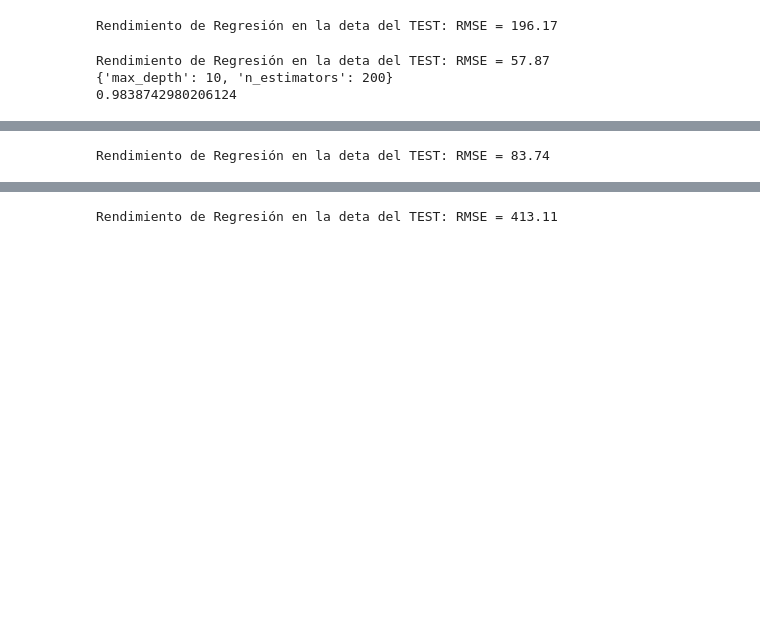
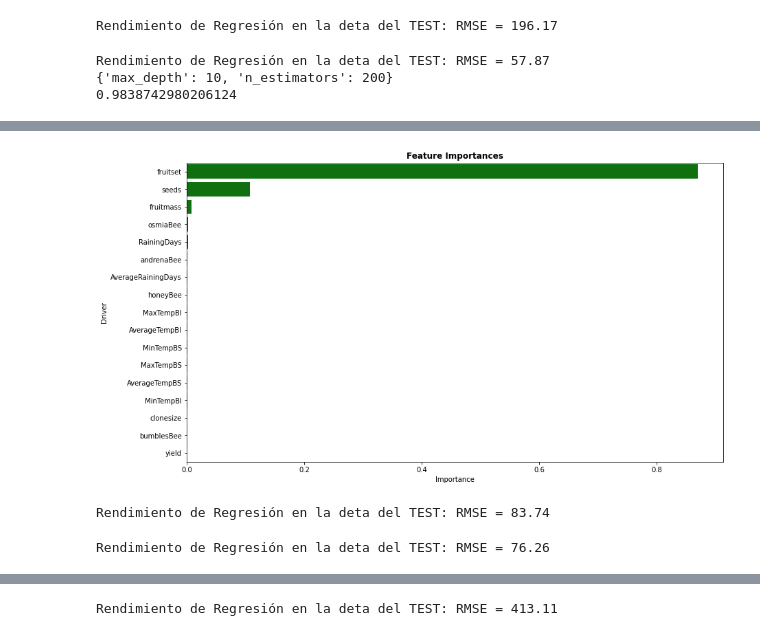
Before and after one commit to MayumyCH/blueberry_yield_prediction_with_python, a Jupyter notebook: Blueberry_prediction.ipynb, the cells around one changed output, grey strips where cells are left out. Cells and saved outputs as stored; diff of their text form; code cells hidden in the pictures; blank space fills up the shorter version.

```diff
--- a/Blueberry_prediction.ipynb
+++ b/Blueberry_prediction.ipynb
@@ -483,3 +498,7 @@ print(random_forest_regresor.best_score_)
 Rendimiento de Regresión en la deta del TEST: RMSE = 57.87
 {'max_depth': 10, 'n_estimators': 200}
 0.9838742980206124
+# %%
+random_forest_regresor = RandomForestRegressor(random_state=0,n_estimators=200,max_depth=10)
+random_forest_regresor.fit(X_train, y_train)
+# random_forest_rmse = fit_and_evaluate(random_forest_regresor,True)
@@ -485,0 +514,5 @@ Rendimiento de Regresión en la deta del TEST: RMSE = 57.87
+# %%
+importances_table = pd.concat([pd.DataFrame({'Driver':list(df_blueberry.columns)}),
+                              pd.DataFrame({'Importance':list(random_forest_regresor.feature_importances_)})], axis = 1)
+importances_variables = importances_table[['Driver','Importance']].sort_values('Importance', ascending = False).reset_index(drop = True)
+importances_variables
@@ -486,6 +538,20 @@ Rendimiento de Regresión en la deta del TEST: RMSE = 57.87
+# %%
+fig, ax = plt.subplots()
+fig.set_size_inches(14,8)
+ax.set_title('Feature Importances', weight='bold')
+sns.barplot(x="Importance", y="Driver", data=importances_variables, color="g")
+plt.show()
+# %% [output]
+[figure, added]
 # %%
 # GRADIENTE BOOSTING
 gradient_boosting = GradientBoostingRegressor(random_state=60)
 gradient_boosting_rmse = fit_and_evaluate(gradient_boosting)
 # %% [output]
 Rendimiento de Regresión en la deta del TEST: RMSE = 83.74
+# %%
+# LightGBM
+lightGBM = lgb.LGBMRegressor(random_state=60)
+lightGBM_rmse = fit_and_evaluate(lightGBM)
+# %% [output]
+Rendimiento de Regresión en la deta del TEST: RMSE = 76.26
```
Also changed, not shown: parts of 22 cells of this notebook.
